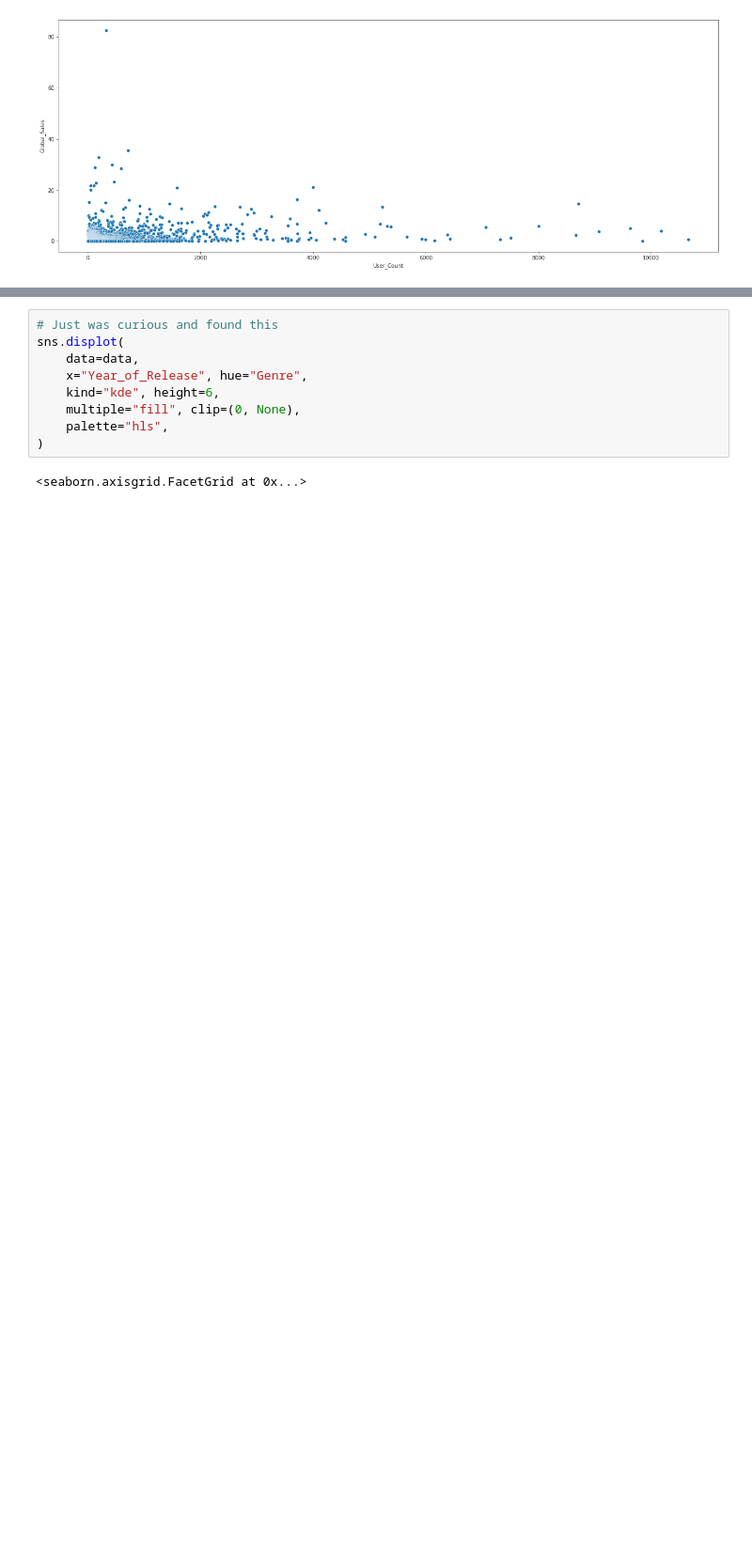
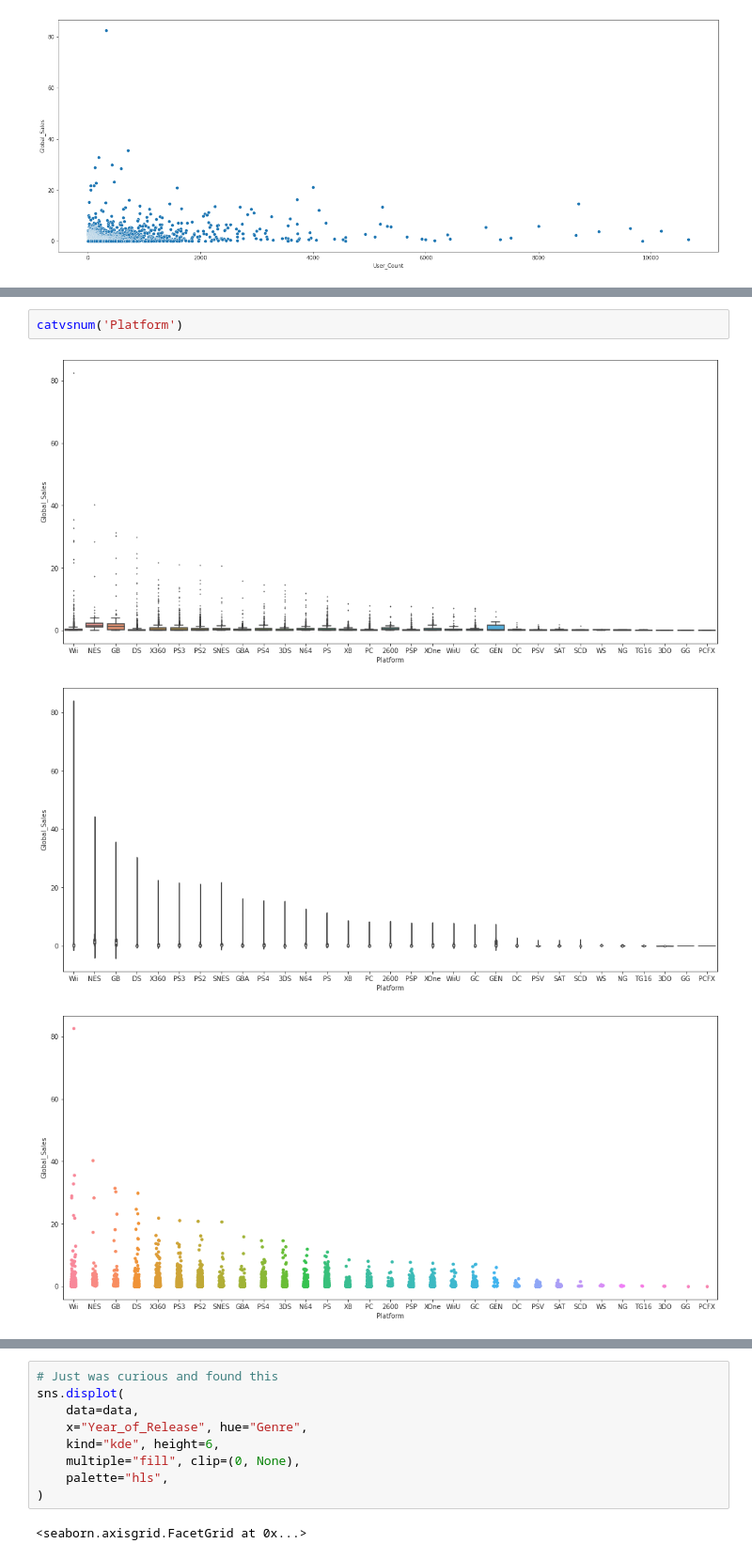
Before and after one commit to rushikeshnaik779/EDA, a Jupyter notebook: Video_Games_Sales.ipynb, the cells around one changed output, grey strips where cells are left out. Shown at 94% size. Drawn from its saved outputs; the diff is of its cells as text; blank space fills up the shorter version.

```diff
--- a/Video_Games_Sales.ipynb
+++ b/Video_Games_Sales.ipynb
@@ -581,0 +622,6 @@ plt.show()
+# %%
+catvsnum('Platform')
+# %% [output]
+[figure, added]
+[figure, added]
+[figure, added]
```
Also changed, not shown: parts of 10 cells of this notebook.
